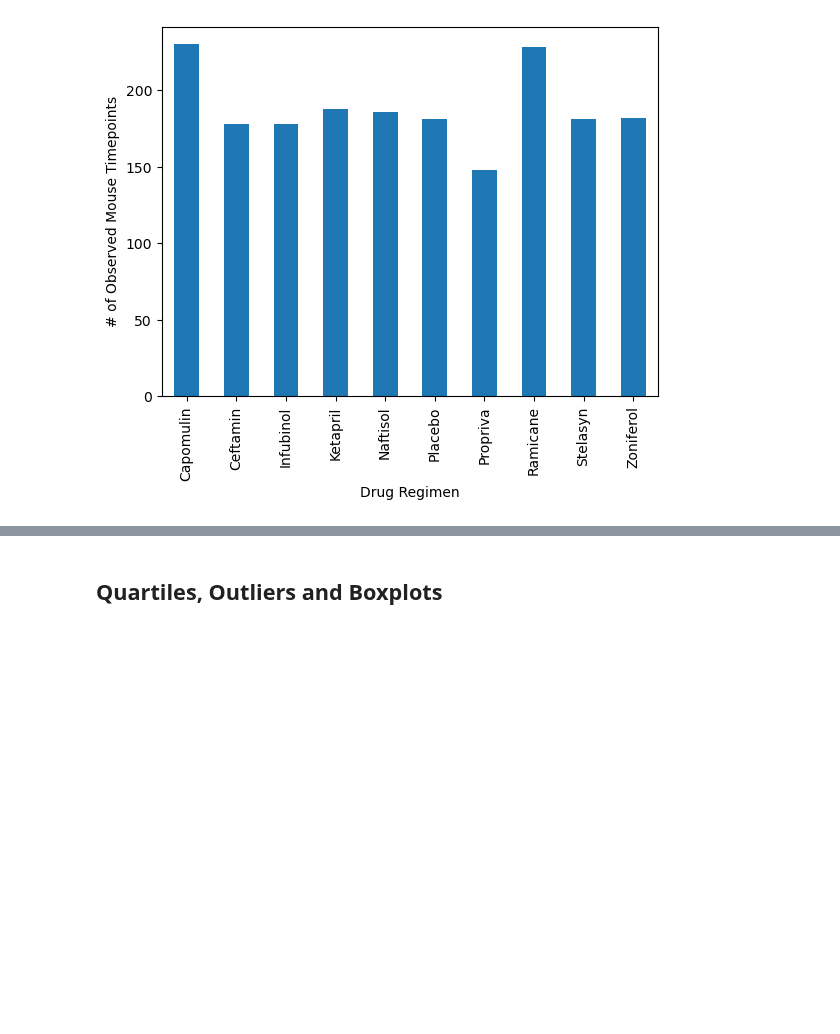
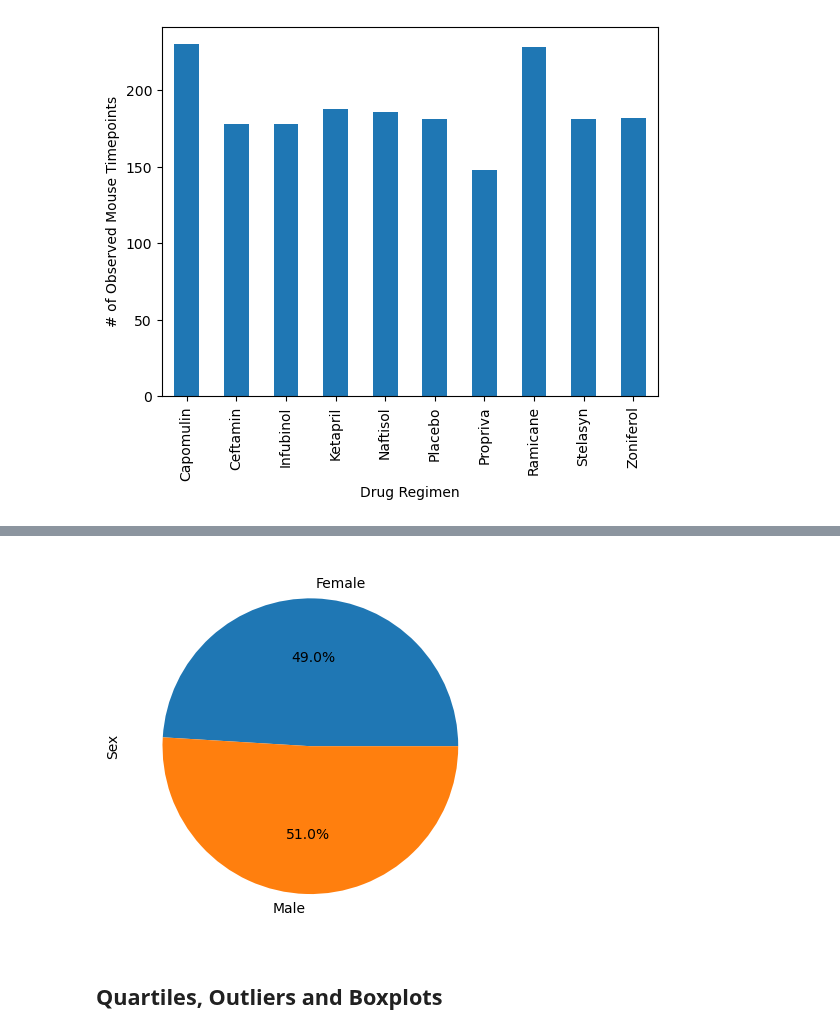
Before and after one commit to n-o-karma/matplotlib-challenge, a Jupyter notebook: pymaceuticals_starter.ipynb, the cells around one changed output, grey strips where cells are left out. Cells and saved outputs as stored; diff of their text form; code cells hidden in the pictures; blank space fills up the shorter version.

```diff
--- a/pymaceuticals_starter.ipynb
+++ b/pymaceuticals_starter.ipynb
@@ -157,5 +156,12 @@ plt.show()
 # %%
 # Generate a pie plot showing the distribution of female versus male mice using pyplot
+labels = sorted(clean_data['Sex'].unique())
+values = pd.Series(clean_data.groupby(['Sex'])['Mouse ID'].count())
+plt.pie(values,labels=labels,autopct='%1.1f%%')
+plt.ylabel('Sex')
+plt.show()
+# %% [output]
+[figure, added]
 # %% [markdown]
 ## Quartiles, Outliers and Boxplots
 # %%
```
Also changed, not shown: parts of 4 cells of this notebook.
